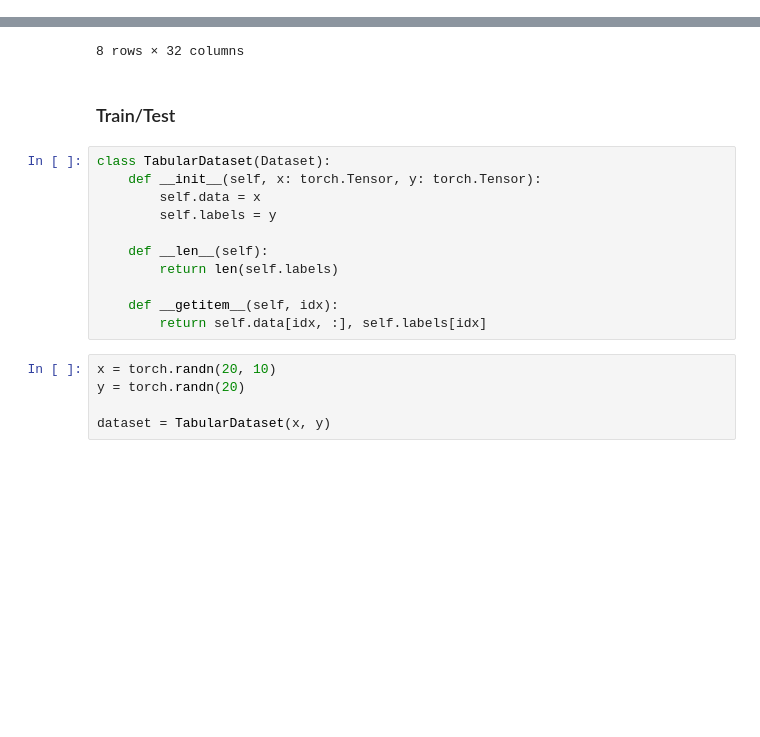
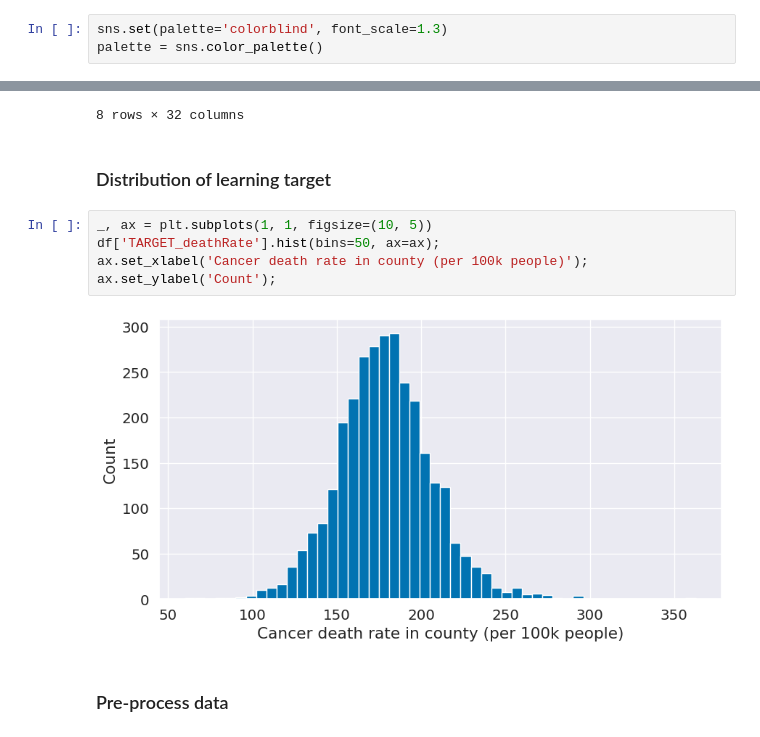
Before and after one commit to sfriedowitz/pytorch-examples, a Jupyter notebook: uncertainty.ipynb, the cells around one changed output, grey strips where cells are left out. Saved outputs shown, nothing was run; the diff lists cells and outputs as text; blank space fills up the shorter version.

```diff
--- a/uncertainty.ipynb
+++ b/uncertainty.ipynb
@@ -60,0 +72,3 @@ import matplotlib.pyplot as plt
+# %%
+sns.set(palette='colorblind', font_scale=1.3)
+palette = sns.color_palette()
@@ -78,21 +102,14 @@ df.describe()
 | 75% | 518.000000 | 149.000000 | 195.200000 | 480.850000 | 52492.000000 | 6.867100e+04 | 20.400000 | ... |
 | max | 38150.000000 | 14010.000000 | 362.800000 | 1206.900000 | 125635.000000 | 1.017029e+07 | 47.400000 | ... |
 8 rows × 32 columns
-# %% [markdown]
-### Train/Test
-# %%
-class TabularDataset(Dataset):
-    def __init__(self, x: torch.Tensor, y: torch.Tensor):
-        self.data = x
-        self.labels = y
-
-    def __len__(self):
-        return len(self.labels)
-
-    def __getitem__(self, idx):
-        return self.data[idx, :], self.labels[idx]
-# %%
-x = torch.randn(20, 10)
-y = torch.randn(20)
-
-dataset = TabularDataset(x, y)
+# %% [markdown]
+### Distribution of learning target
+# %%
+_, ax = plt.subplots(1, 1, figsize=(10, 5))
+df['TARGET_deathRate'].hist(bins=50, ax=ax);
+ax.set_xlabel('Cancer death rate in county (per 100k people)');
+ax.set_ylabel('Count');
+# %% [output]
+[figure, added]
+# %% [markdown]
+### Pre-process data
```
Also changed, not shown: parts of 27 cells of this notebook, 6 other files.
